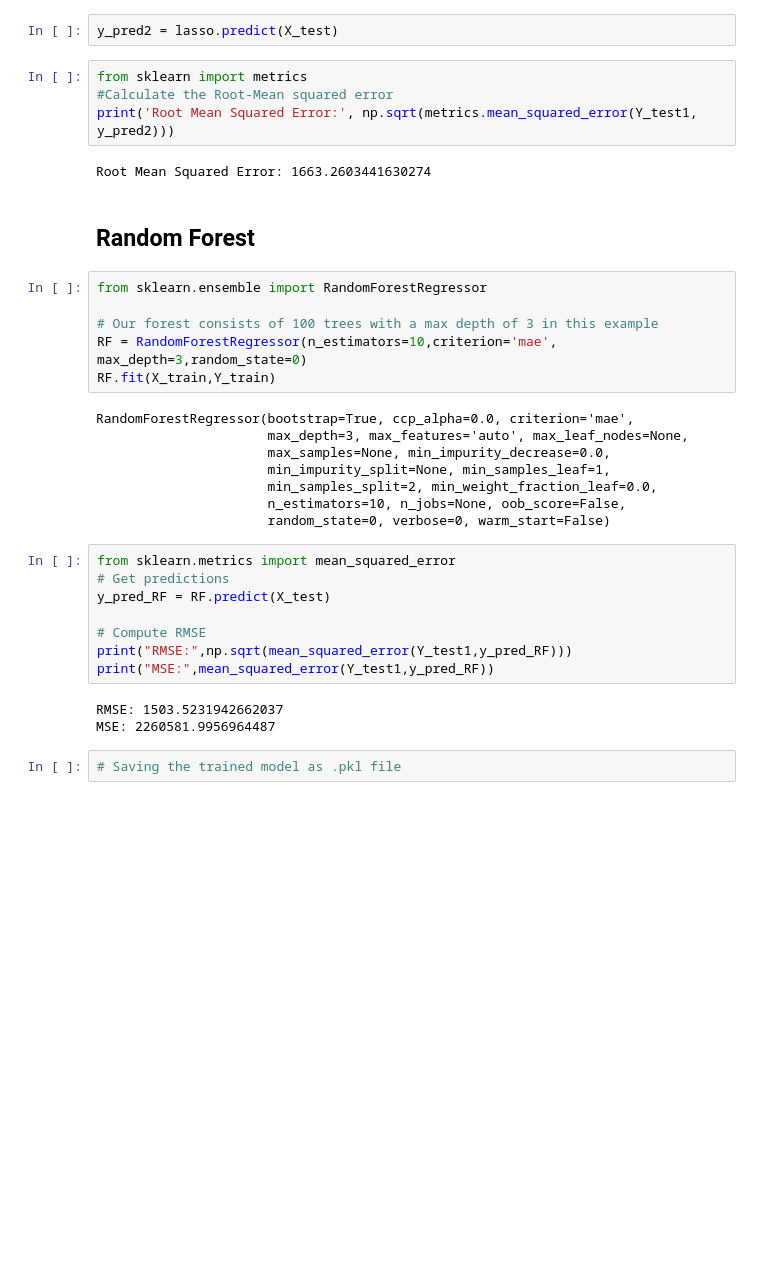
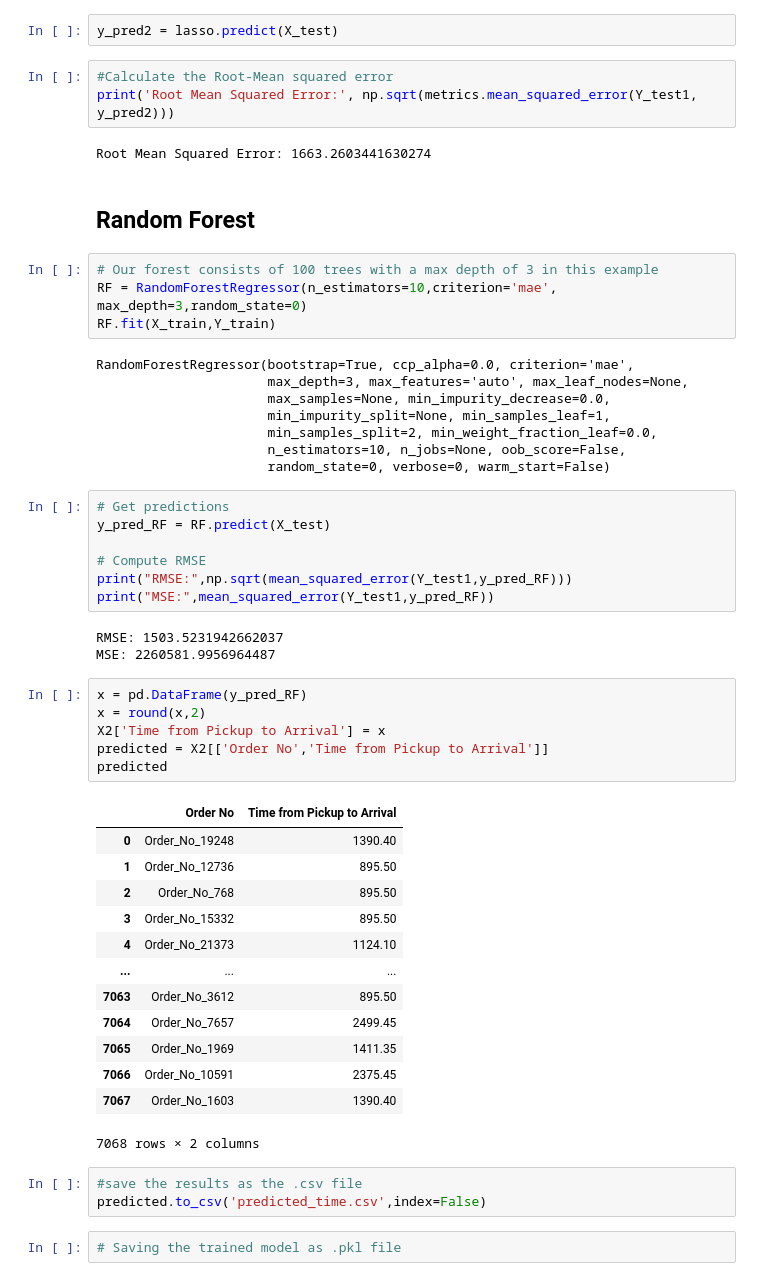
Before and after one commit to Jamakasilwane/EDSA_Zindi_Hackathon, a Jupyter notebook: EDSA_Zindi_Hackathon_notebook.ipynb, the cells around one changed output. Saved outputs shown, nothing was run; the diff lists cells and outputs as text; blank space fills up the shorter version.

```diff
--- a/EDSA_Zindi_Hackathon_notebook.ipynb
+++ b/EDSA_Zindi_Hackathon_notebook.ipynb
@@ -513,7 +513,6 @@ print(beta_2)
 # %%
 y_pred2 = lasso.predict(X_test)
 # %%
-from sklearn import metrics
 #Calculate the Root-Mean squared error
 print('Root Mean Squared Error:', np.sqrt(metrics.mean_squared_error(Y_test1, y_pred2)))
 # %% [output]
@@ -521,8 +520,6 @@ Root Mean Squared Error: 1663.2603441630274
 # %% [markdown]
 ## Random Forest
 # %%
-from sklearn.ensemble import RandomForestRegressor
-
 # Our forest consists of 100 trees with a max depth of 3 in this example
 RF = RandomForestRegressor(n_estimators=10,criterion='mae', max_depth=3,random_state=0)
 RF.fit(X_train,Y_train)
@@ -535,7 +532,6 @@ RandomForestRegressor(bootstrap=True, ccp_alpha=0.0, criterion='mae',
                       n_estimators=10, n_jobs=None, oob_score=False,
                       random_state=0, verbose=0, warm_start=False)
 # %%
-from sklearn.metrics import mean_squared_error
 # Get predictions
 y_pred_RF = RF.predict(X_test)
 
@@ -545,6 +541,29 @@ print("MSE:",mean_squared_error(Y_test1,y_pred_RF))
 # %% [output]
 RMSE: 1503.5231942662037
 MSE: 2260581.9956964487
+# %%
+x = pd.DataFrame(y_pred_RF)
+x = round(x,2)
+X2['Time from Pickup to Arrival'] = x
+predicted = X2[['Order No','Time from Pickup to Arrival']]
+predicted
+# %% [output]
+|  | Order No | Time from Pickup to Arrival |
+| 0 | Order_No_19248 | 1390.40 |
+| 1 | Order_No_12736 | 895.50 |
+| 2 | Order_No_768 | 895.50 |
+| 3 | Order_No_15332 | 895.50 |
+| 4 | Order_No_21373 | 1124.10 |
+| ... | ... | ... |
+| 7063 | Order_No_3612 | 895.50 |
+| 7064 | Order_No_7657 | 2499.45 |
+| 7065 | Order_No_1969 | 1411.35 |
+| 7066 | Order_No_10591 | 2375.45 |
+| 7067 | Order_No_1603 | 1390.40 |
+7068 rows × 2 columns
+# %%
+#save the results as the .csv file
+predicted.to_csv('predicted_time.csv',index=False)
 # %%
 # Saving the trained model as .pkl file
 # %%
```
Also changed, not shown: parts of 6 cells of this notebook.
